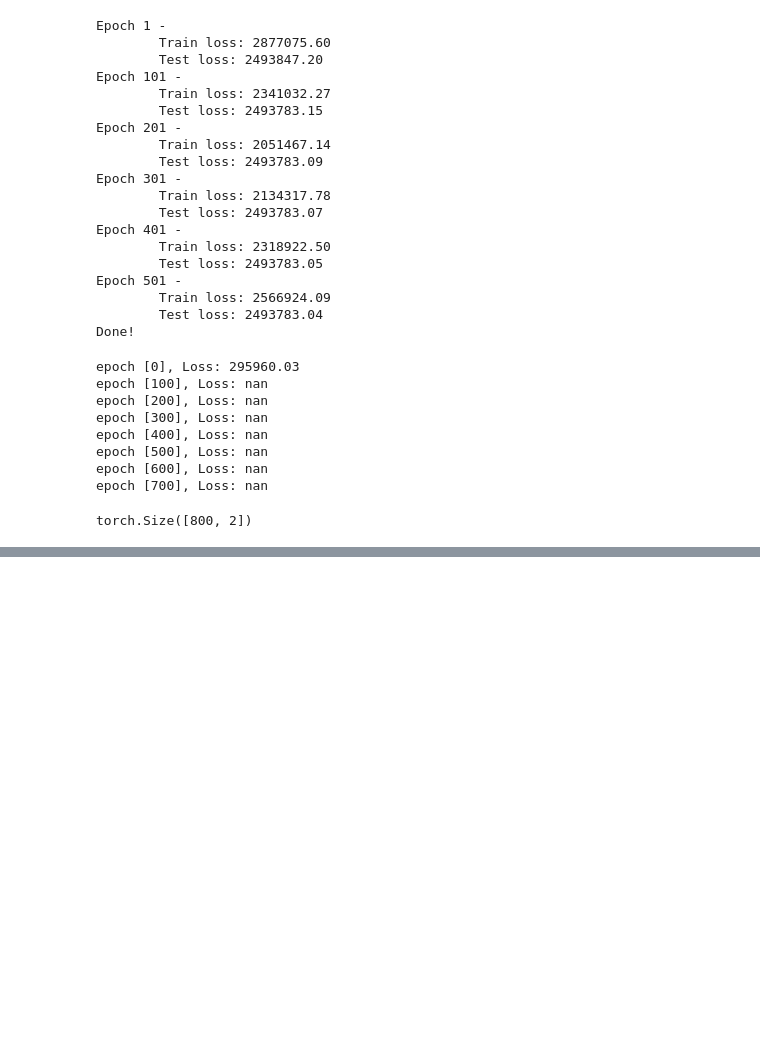
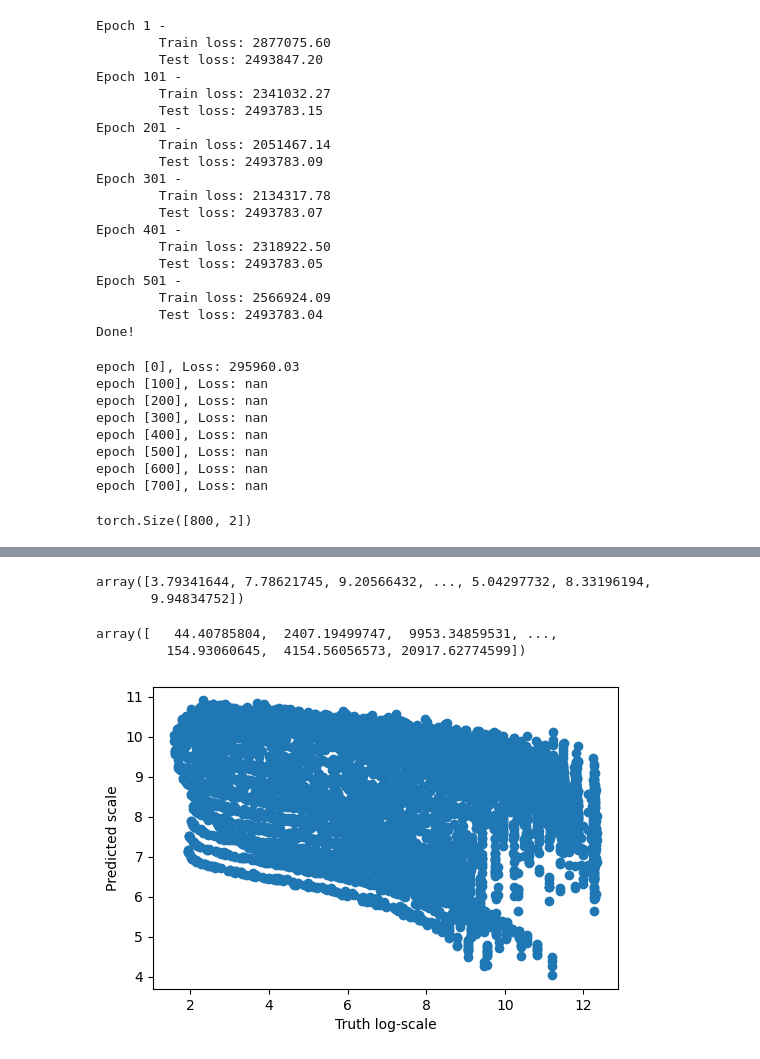
Before and after one commit to VivaswatS/selCoefEst, a Jupyter notebook: cvae-model.ipynb, the cells around one changed output, grey strips where cells are left out. Cells and saved outputs as stored; diff of their text form; code cells hidden in the pictures; blank space fills up the shorter version.

Commit message:
includes code for rahul linreg - working DataLoader object for pytorch

```diff
--- a/cvae-model.ipynb
+++ b/cvae-model.ipynb
@@ -393,0 +392,17 @@ tensor([[nan],
+# %%
+epochs = 500
+model.train()
+for epoch in range(epochs):
+    loss_sum = 0.0
+
+    for i, (freq_gamma, age) in enumerate(train_loader):
+        optimizer.zero_grad()
+        age_pred = model(freq_gamma.to(device))
+        loss = mse_loss(age_pred.unsqueeze(1),age.unsqueeze(1).to(device))
+        loss.backward()
+        optimizer.step()
+        loss_sum += loss.detach().cpu().item()
+
+    print('Epoch: {}, Nats: {:.3f}'.format(epoch+1, loss_sum/(i+1)), end='\r')
+
+final_train_bpd = loss_sum / len(train_loader)
@@ -393,0 +411,16 @@ tensor([[nan],
+# %%
+model.eval()
+predicted = np.zeros((test_size))
+truth = np.zeros((test_size))
+for i, (freq_gamma, age) in enumerate(test_loader):
+        optimizer.zero_grad()
+        age_pred = model(freq_gamma.to(device))
+        loss = mse_loss(age_pred.unsqueeze(1),age.unsqueeze(1).to(device)).detach().cpu()
+        if i < int(test_size/batch_size): # so that it does not include the last batch that is not of size batch_size
+            predicted[i*batch_size:(i+1)*batch_size]=age_pred.detach().squeeze().cpu().numpy()
+            truth[i*batch_size:(i+1)*batch_size]=age.cpu().squeeze().numpy()
+        else:
+            predicted[i*batch_size:]=age_pred.detach().squeeze().cpu().numpy()
+            truth[i*batch_size:]=age.cpu().squeeze().numpy()
+        print('Iter: {}/{}, Nats: {:.3f}'.format(i+1, len(test_loader), loss), end='\r')
+        print('')
@@ -393,0 +451,19 @@ tensor([[nan],
+# %%
+pred_array
+# %% [output]
+array([3.79341644, 7.78621745, 9.20566432, ..., 5.04297732, 8.33196194,
+       9.94834752])
+# %%
+np.exp(pred_array)
+# %% [output]
+array([   44.40785804,  2407.19499747,  9953.34859531, ...,
+         154.93060645,  4154.56056573, 20917.62774599])
+# %%
+plt.figure(dpi=100)
+plt.scatter(predicted, truth)
+#sns.scatterplot(predicted, truth)
+plt.xlabel("Truth log-scale")
+plt.ylabel("Predicted scale")
+plt.show()
+# %% [output]
+[figure, added]
```
Also changed, not shown: parts of 10 cells of this notebook.
